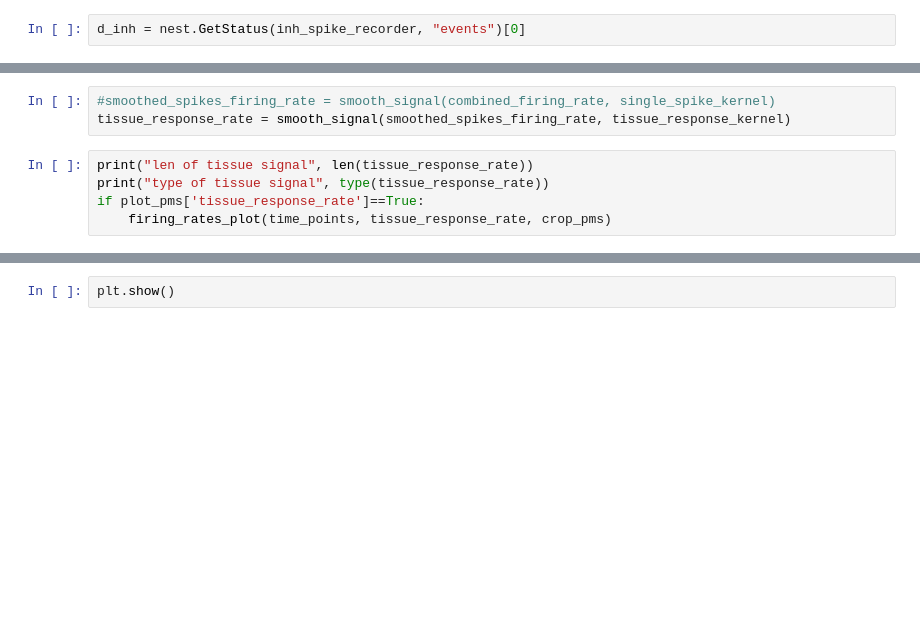
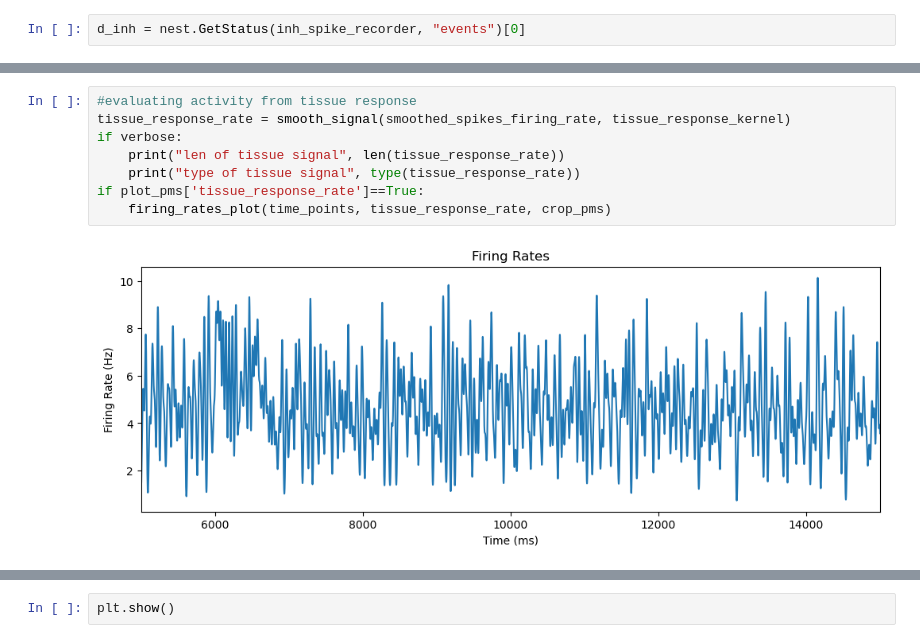
Before and after one commit to APE-group/WTA-states, a Jupyter notebook: WTA-awake-sleep.ipynb, the cells around one changed output, grey strips where cells are left out. Cells and saved outputs as stored; diff of their text form; blank space fills up the shorter version.

```diff
--- a/WTA-awake-sleep.ipynb
+++ b/WTA-awake-sleep.ipynb
@@ -150,11 +184,13 @@ if plot_pms['tissue_response_kernel']['plot']==True:
 # %%
-#smoothed_spikes_firing_rate = smooth_signal(combined_firing_rate, single_spike_kernel)
+#evaluating activity from tissue response
 tissue_response_rate = smooth_signal(smoothed_spikes_firing_rate, tissue_response_kernel)
+if verbose:
+    print("len of tissue signal", len(tissue_response_rate))
+    print("type of tissue signal", type(tissue_response_rate))
+if plot_pms['tissue_response_rate']==True:
+    firing_rates_plot(time_points, tissue_response_rate, crop_pms)
+# %% [output]
+[figure, added]
-# %%
-print("len of tissue signal", len(tissue_response_rate))
-print("type of tissue signal", type(tissue_response_rate))
-if plot_pms['tissue_response_rate']==True:
-    firing_rates_plot(time_points, tissue_response_rate, crop_pms)
 # %%
 #dividing the data in segments for reliable spectral analysis
 max_plot_freq_Hz=plot_pms['tissue_response_spectrum']['max_plot_freq_Hz']
```
Also changed, not shown: parts of 20 cells of this notebook, 2 other files.
